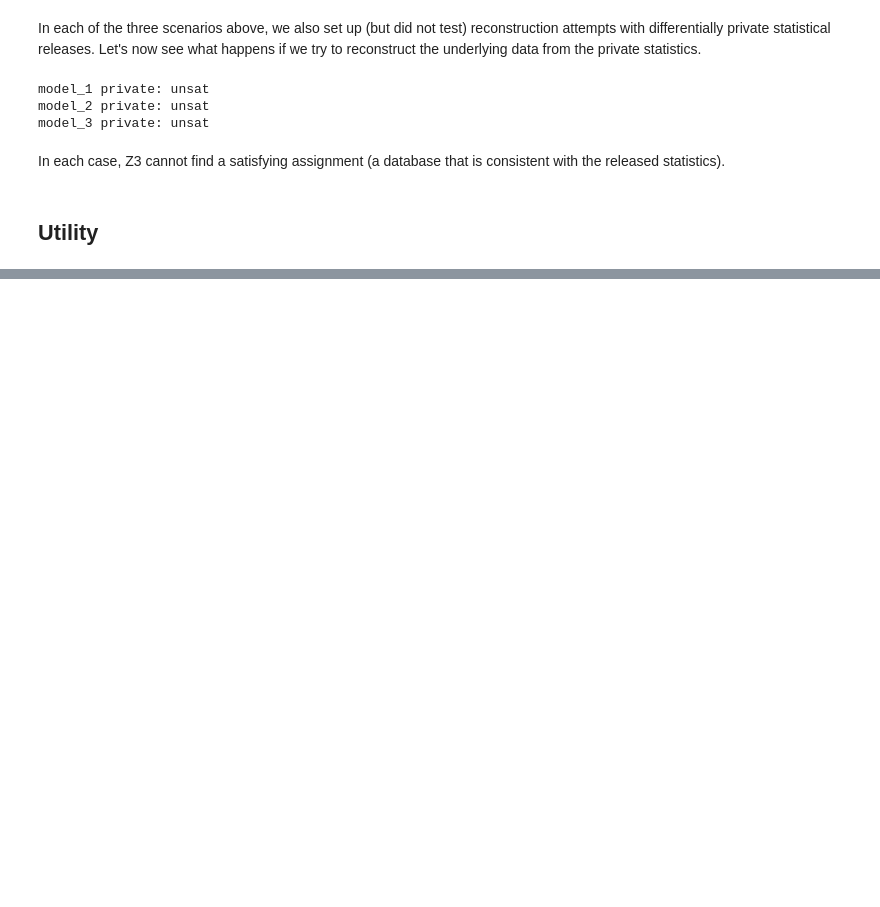
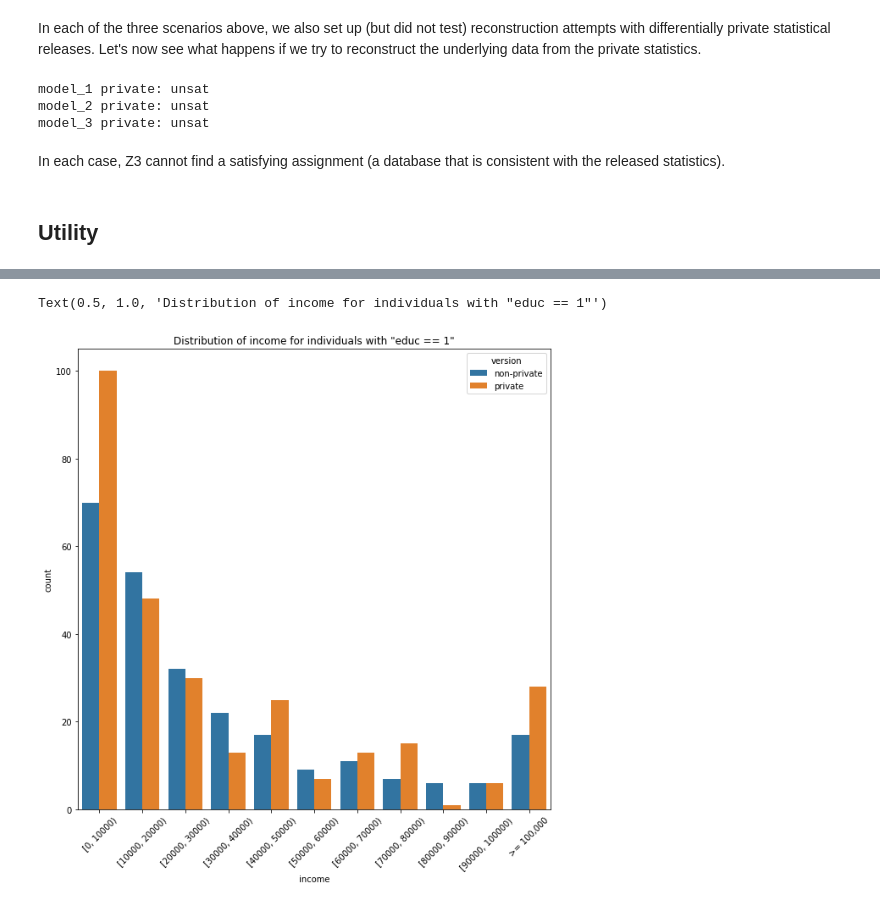
Before and after one commit to opendp/smartnoise-samples, a Jupyter notebook: presentation/code/presentation.ipynb, the cells around one changed output, grey strips where cells are left out. Cells and saved outputs as stored; diff of their text form; code cells hidden in the pictures; blank space fills up the shorter version.

```diff
--- a/presentation/code/presentation.ipynb
+++ b/presentation/code/presentation.ipynb
@@ -320,0 +323,46 @@ Text(0.5, 1.0, 'Non-Private vs. Private Means: Group Size < 100')
+# %%
+import whitenoise
+import whitenoise.components as op
+
+# define sample of interest
+sample_of_interest = orig_data.loc[orig_data['educ'] == 1]
+
+# define bin edges
+hist_edges = list(range(0, 110000, 10000))
+
+
+# get non-private histogram values
+binned_income = pd.cut(sample_of_interest['income'], hist_edges, right = False)
+binned_income = binned_income.cat.add_categories('>= 100,000')
+binned_income.fillna('>= 100,000', inplace = True)
+non_priv_hist = list(binned_income.value_counts().sort_index())
+
+# get differentially private histogram
+with whitenoise.Analysis() as analysis:
+    data = whitenoise.Dataset(value = list(sample_of_interest['income']),
+                              column_names = ['income'])
+
+    dp_histogram = op.dp_histogram(
+        op.cast(data, type = 'int', lower = 0, upper = 100_000),
+        edges = hist_edges,
+        upper = 500,
+        null_value = 1_000_000,
+        privacy_usage = {'epsilon': 1.}
+    )
+analysis.release()
+priv_hist = list(dp_histogram.value)
+
+# post-process dp histogram
+priv_hist = [max(0, count) for count in priv_hist]
+# %%
+# create data frame for plotting
+df = pd.DataFrame({'income': [str(cat) for cat in list(binned_income.cat.categories)] * 2,
+                   'count': non_priv_hist + priv_hist,
+                   'version': ['non-private'] * len(non_priv_hist) + ['private'] * len(priv_hist)})
+# %%
+sns.barplot(x = 'income', y = 'count', hue = 'version', data = df)
+plt.xticks(rotation = 45)
+plt.title('Distribution of income for individuals with "educ == 1"')
+# %% [output]
+Text(0.5, 1.0, 'Distribution of income for individuals with "educ == 1"')
+[figure, added]
```
Also changed, not shown: parts of 11 cells of this notebook, 1 other file.
